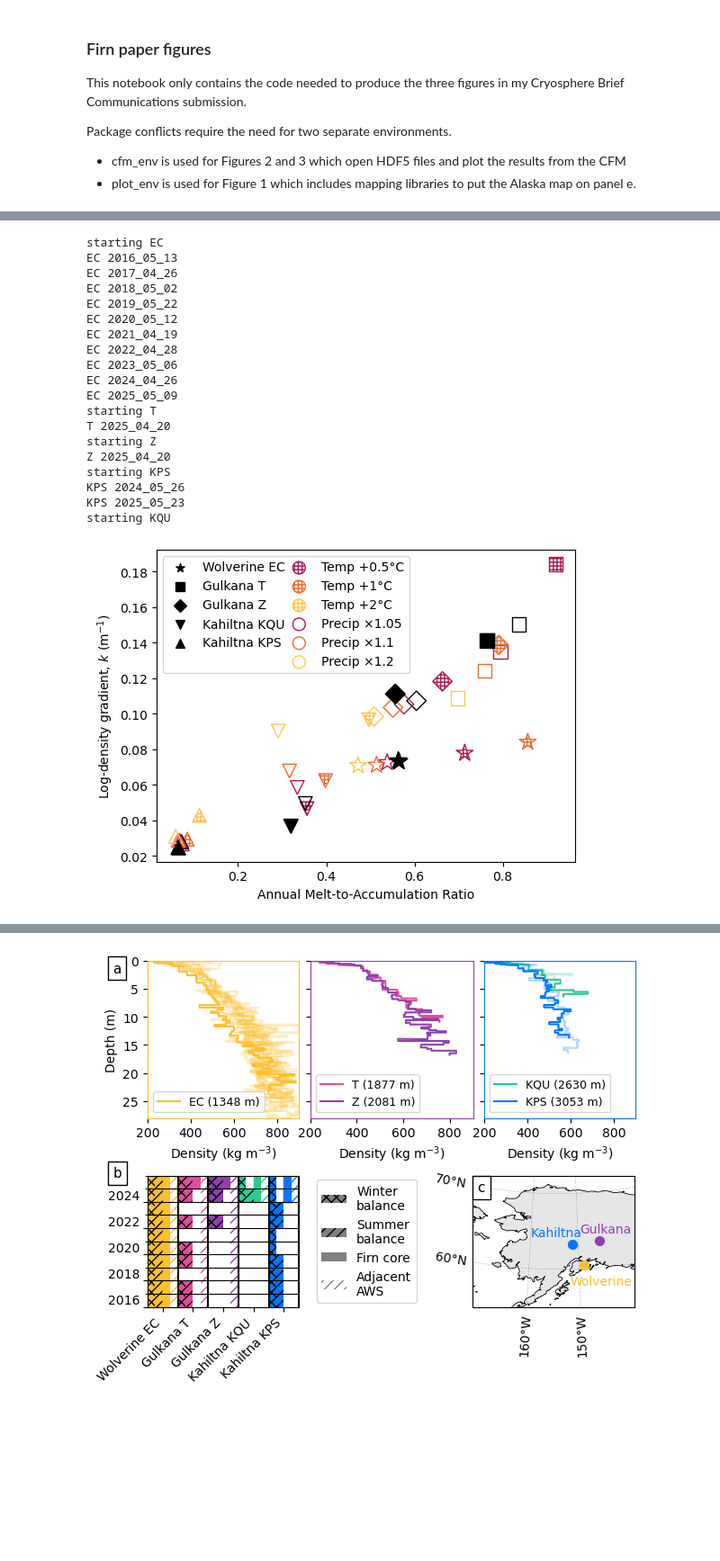
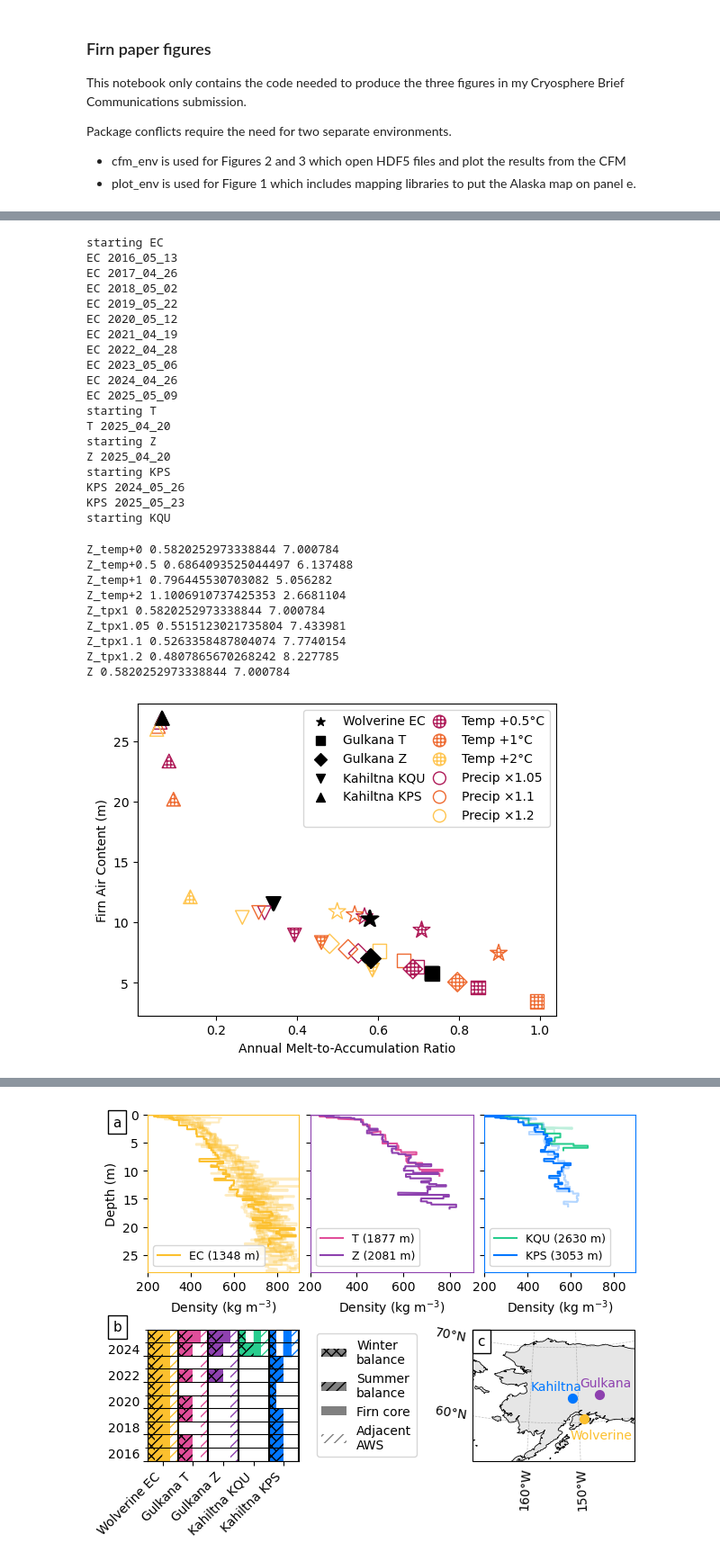
Before and after one commit to clairevwilson/CommunityFirnModel, a Jupyter notebook: CFM_main/paper_figures.ipynb, the cells around one changed output, grey strips where cells are left out. Shown at 90% size. Saved outputs shown, nothing was run; the diff lists cells and outputs as text; code cells hidden in the pictures; blank space fills up the shorter version.

```diff
--- a/CFM_main/paper_figures.ipynb
+++ b/CFM_main/paper_figures.ipynb
@@ -68,12 +42,11 @@ if redo_dict:
     out_fn = out_fp + 'SITE/SITE_sitecal/CFMresults.hdf5'
     forcing_fn = base_fp + 'Forcings/SITE/SITE_1d_sitecal_forcings.csv'
     out_dict = get_dict(sites, out_fn, forcing_fn)
-    with open('site_dict_redo.pkl','wb') as f:
+    with open('site_dict_final.pkl','wb') as f:
         pickle.dump(out_dict, f)
 else:
-    with open('site_dict.pkl','rb') as f:
+    with open('site_dict_final.pkl','rb') as f:
         out_dict = pickle.load(f)
-sensitivity_figure('density_gradient','MELT_ACC_RATIO', out_dict)
 # %% [output]
 starting EC
 EC 2016_05_13
@@ -94,7 +67,19 @@ starting KPS
 KPS 2024_05_26
 KPS 2025_05_23
 starting KQU
-[figure, removed]
+# %%
+sensitivity_figure('DIP', 'MELT_ACC_RATIO', out_dict)
+# %% [output]
+Z_temp+0 0.5820252973338844 7.000784
+Z_temp+0.5 0.6864093525044497 6.137488
+Z_temp+1 0.796445530703082 5.056282
+Z_temp+2 1.1006910737425353 2.6681104
+Z_tpx1 0.5820252973338844 7.000784
+Z_tpx1.05 0.5515123021735804 7.433981
+Z_tpx1.1 0.5263358487804074 7.7740154
+Z_tpx1.2 0.4807865670268242 8.227785
+Z 0.5820252973338844 7.000784
+[figure, added]
 # %%
 # PREPARATIONS FOR FIGURE 2
 
```
Also changed, not shown: parts of 5 cells of this notebook, 6 other files.
